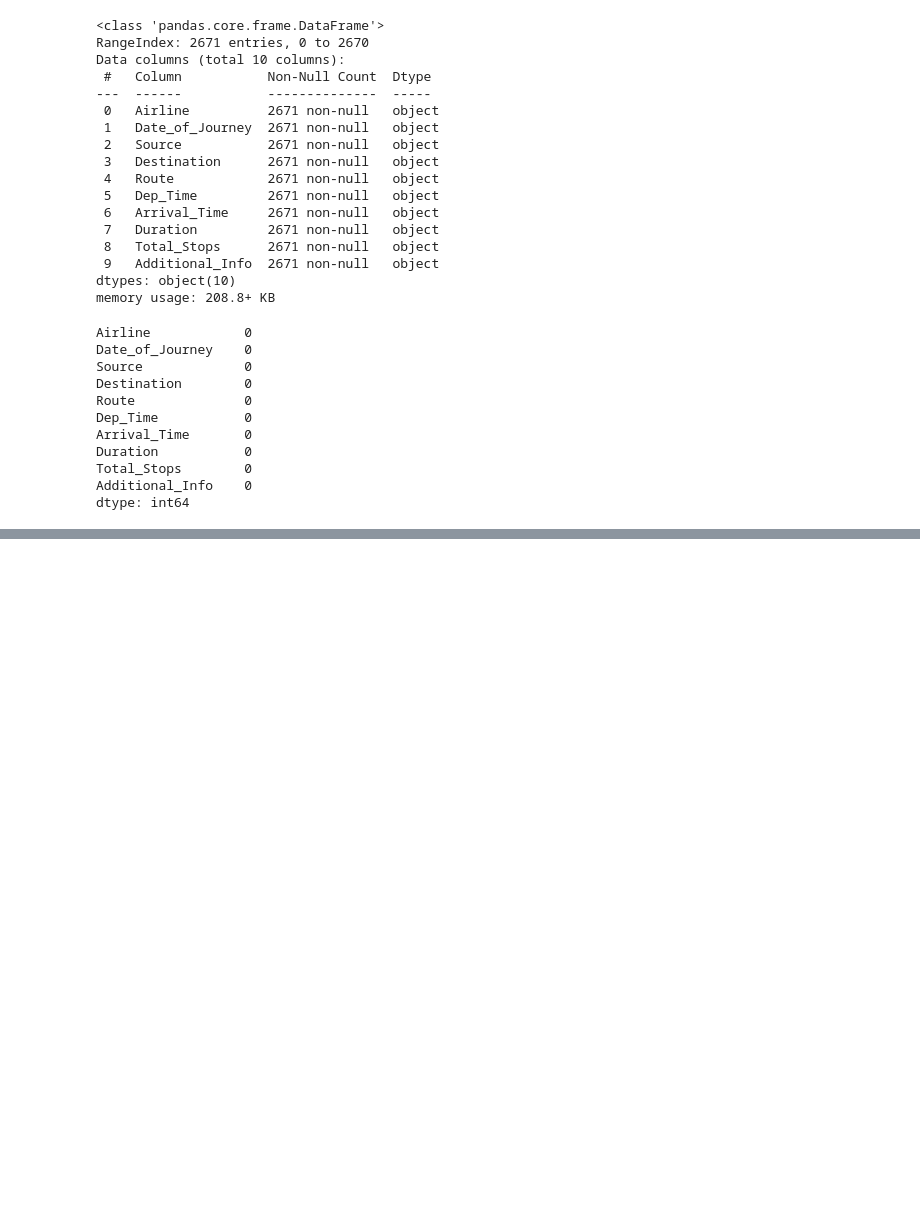
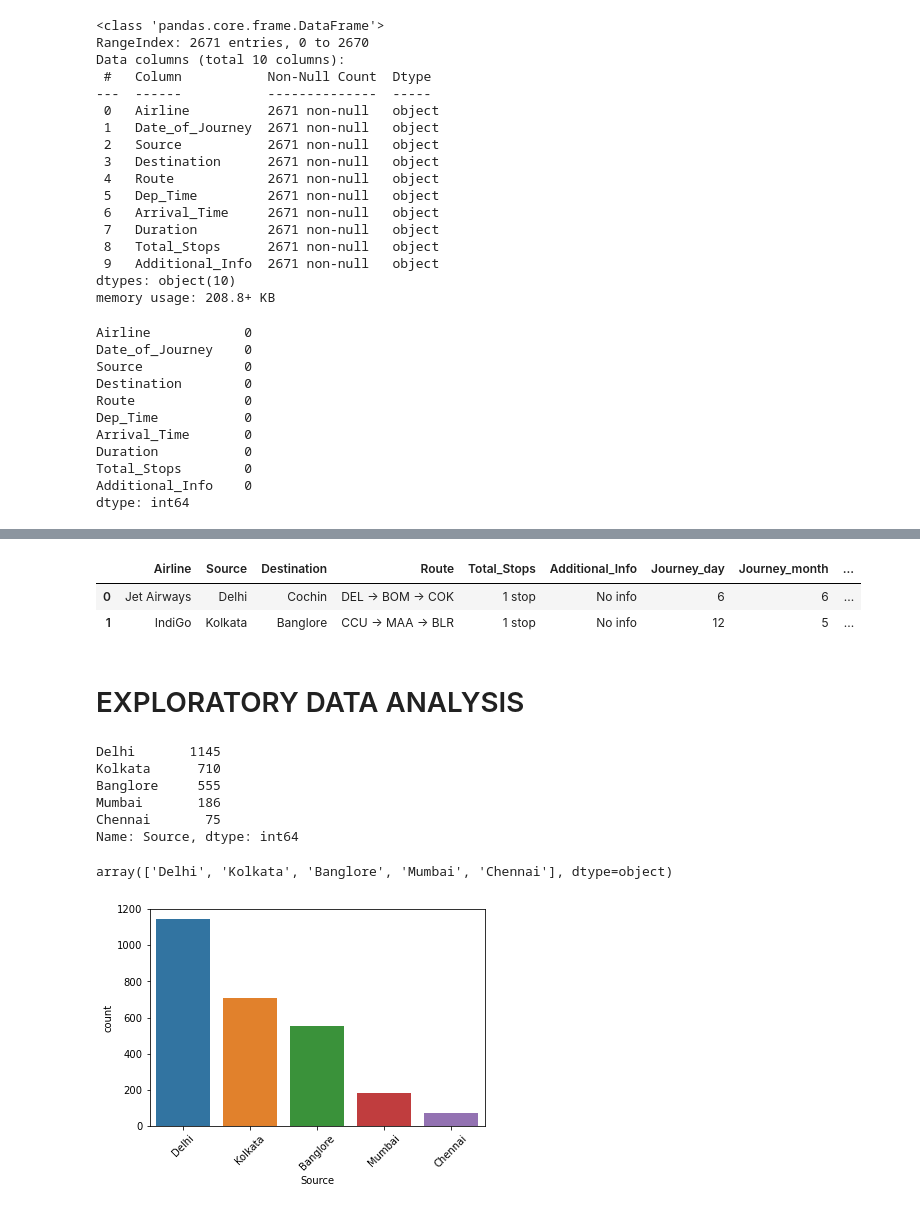
Before and after one commit to riturani2403/Data-Trained-practice-projects, a Jupyter notebook: Flight_Price_Predictions.ipynb, the cells around one changed output, grey strips where cells are left out. Cells and saved outputs as stored; diff of their text form; code cells hidden in the pictures; blank space fills up the shorter version.

```diff
--- a/Flight_Price_Predictions.ipynb
+++ b/Flight_Price_Predictions.ipynb
@@ -772,0 +909,12 @@ dtype: int64
+# %%
+# Arrival time is when the plane arrives to the destination place.
+# Similar to Dep_Time we extract values from Arrival_Time
+
+# Extracting Hours
+df_test["Arrival_Hour"] = pd.to_datetime(df_test["Arrival_Time"]).dt.hour
+
+# Extracting Minutes
+df_test["Arrival_Min"] = pd.to_datetime(df_test["Arrival_Time"]).dt.minute
+
+# Now we drop "Arrival_Time" as we have already converted it into minute & hours
+df_test.drop(["Arrival_Time"], axis = 1, inplace = True)
@@ -772,0 +923,34 @@ dtype: int64
+# %%
+duration_journey = list(df_test["Duration"])
+
+for i in range(len(duration_journey)):
+    if len(duration_journey[i].split()) != 2:    # Check if duration contains only hour or mins
+        if "h" in duration_journey[i]:
+            duration_journey[i] = duration_journey[i].strip() + " 0m"   # Adds 0 minute
+        else:
+            duration_journey[i] = "0h " + duration_journey[i]           # Adds 0 hour
+
+duration_hours = []
+duration_mins = []
+for i in range(len(duration_journey)):
+ # Extract hours from duration
+    duration_hours.append(int(duration_journey[i].split(sep = "h")[0]))
+ # Extracts only minutes from duration
+    duration_mins.append(int(duration_journey[i].split(sep = "m")[0].split()[-1]))
+
+
+# Adding "Duration_Hours" & "Duration_Mins" to df_test data
+
+df_test["Duration_Hours"] = duration_hours
+df_test["Duration_Mins"] = duration_mins
+
+# Droping "Duration" column, because it is irrelevant to our predictions now
+df_test.drop(["Duration"], axis = 1, inplace = True)
+# %%
+df_test.head(2)
+# %% [output]
+|  | Airline | Source | Destination | Route | Total_Stops | Additional_Info | Journey_day | Journey_month | ... |
+| 0 | Jet Airways | Delhi | Cochin | DEL → BOM → COK | 1 stop | No info | 6 | 6 | ... |
+| 1 | IndiGo | Kolkata | Banglore | CCU → MAA → BLR | 1 stop | No info | 12 | 5 | ... |
+# %% [markdown]
+# EXPLORATORY DATA ANALYSIS
@@ -772,0 +959,18 @@ dtype: int64
+# %%
+df_test["Source"].value_counts()
+# %% [output]
+Delhi       1145
+Kolkata      710
+Banglore     555
+Mumbai       186
+Chennai       75
+Name: Source, dtype: int64
+# %%
+plt.subplots(figsize=(6,4))
+sns.countplot(x="Source",data=df_test)
+plt.xticks(rotation=45)
+
+df_test['Source'].unique()
+# %% [output]
+array(['Delhi', 'Kolkata', 'Banglore', 'Mumbai', 'Chennai'], dtype=object)
+[figure, added]
```
Also changed, not shown: parts of 67 cells of this notebook.
